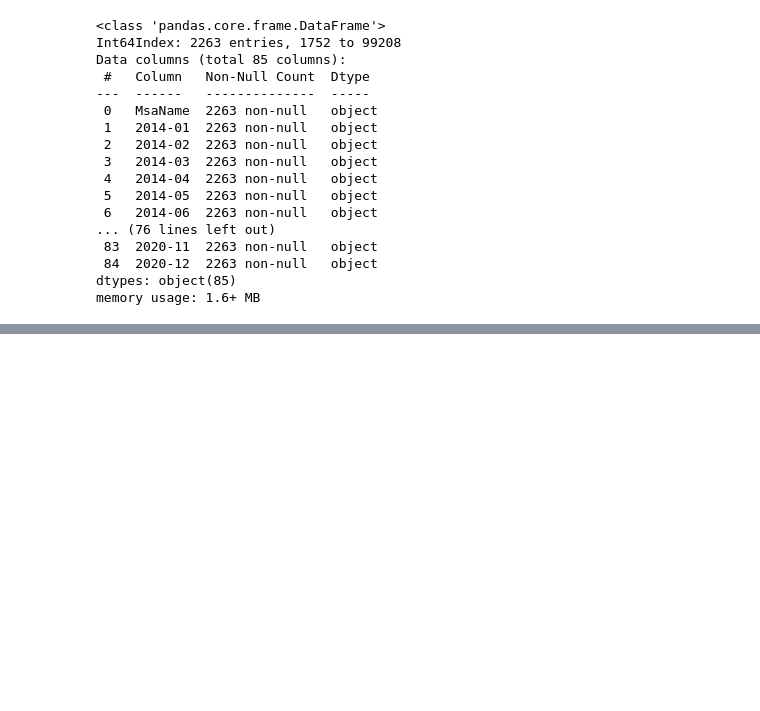
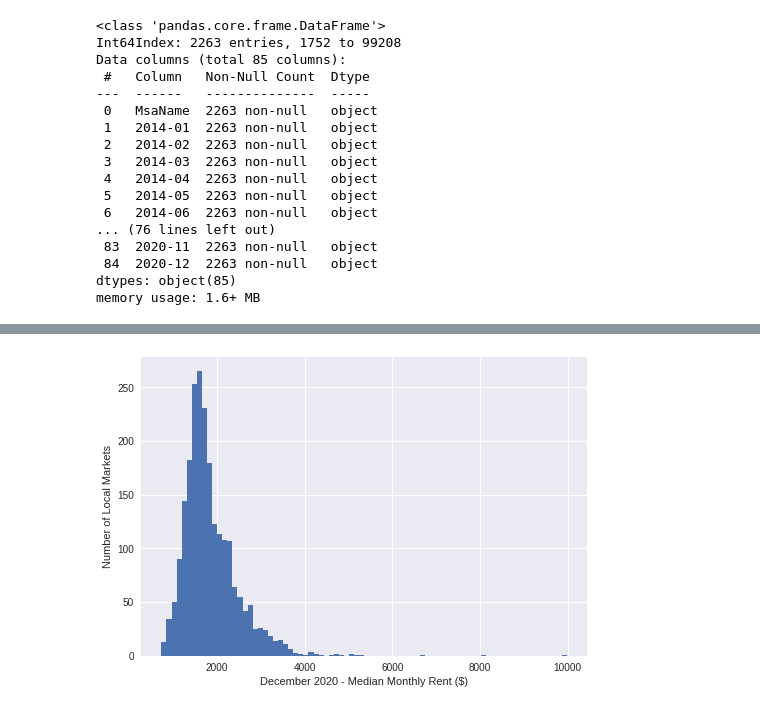
Before and after one commit to dcnarch/RentPricePredict, a Jupyter notebook: RentPricePredict.ipynb, the cells around one changed output, grey strips where cells are left out. Saved outputs shown, nothing was run; the diff lists cells and outputs as text; code cells hidden in the pictures; blank space fills up the shorter version.

Commit message:
Updated Visualizations

```diff
--- a/RentPricePredict.ipynb
+++ b/RentPricePredict.ipynb
@@ -239,0 +243,4 @@ Now we're good to go and ready to start visualizing our data!
+# %%
+# We will have to create a new DF and drop the MSA Name since it is a string, in order to be able to use classifying models.
+rents_drop = rents.drop(columns=['MsaName'])
+rents_drop
@@ -239,0 +268,8 @@ Now we're good to go and ready to start visualizing our data!
+# %%
+plt.style.use('seaborn')
+rents_drop['2020-12'].hist(bins=80);
+plt.xlabel('December 2020 - Median Monthly Rent ($)')
+plt.ylabel('Number of Local Markets');
+# The quick plot below shows the vast majority of zip code markets have a rent value of < $2000/month.
+# %% [output]
+[figure, added]
```
Also changed, not shown: parts of 32 cells of this notebook.
